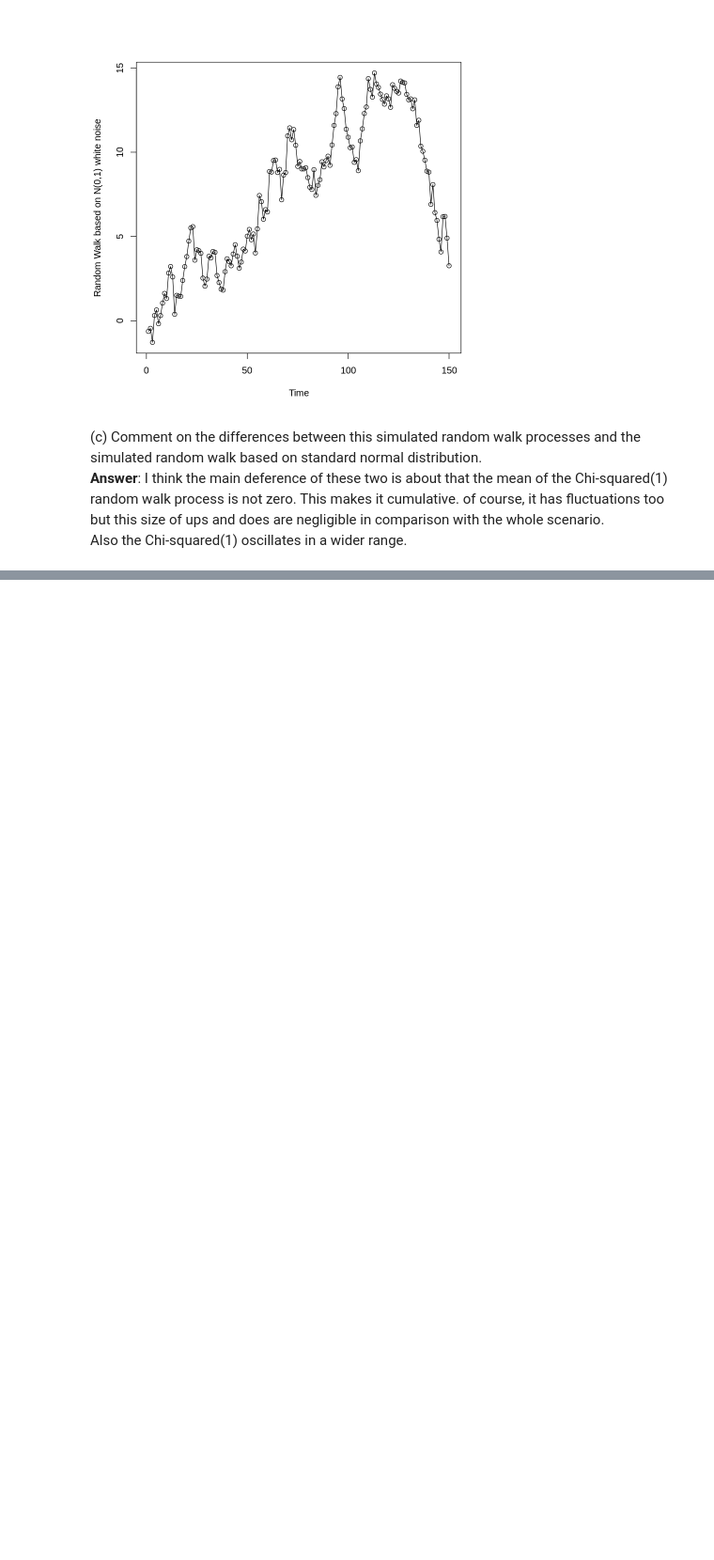
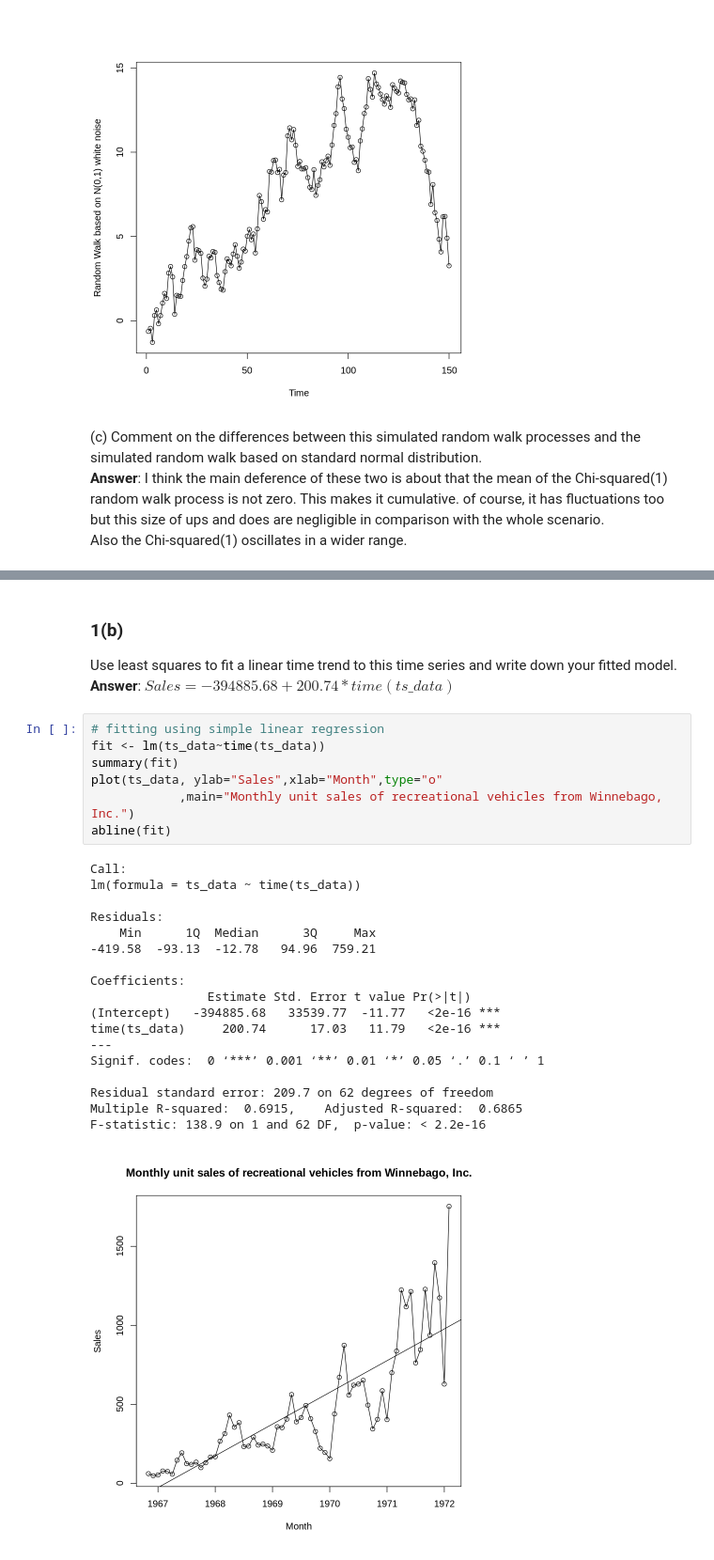
Before and after one commit to Mostafa-M-Rezaee/Time_Series_Analysis, a Jupyter notebook: 0. Time Series Analysis _ using R on Colab.ipynb, the cells around one changed output, grey strips where cells are left out. Shown: that part at 94% size. Cells and saved outputs as stored; diff of their text form; blank space fills up the shorter version.

```diff
--- a/0. Time Series Analysis _ using R on Colab.ipynb
+++ b/0. Time Series Analysis _ using R on Colab.ipynb
@@ -216,0 +240,30 @@ Also the Chi-squared(1) oscillates in a wider range.
+# %% [markdown]
+### 1(b)
+Use least squares to fit a linear time trend to this time series and write down your fitted model.
+**Answer**:  $Sales = -394885.68 + 200.74 * time(ts\_data)$
+# %%
+# fitting using simple linear regression
+fit <- lm(ts_data~time(ts_data))
+summary(fit)
+plot(ts_data, ylab="Sales",xlab="Month",type="o"
+            ,main="Monthly unit sales of recreational vehicles from Winnebago, Inc.")
+abline(fit)
+# %% [output]
+Call:
+lm(formula = ts_data ~ time(ts_data))
+
+Residuals:
+    Min      1Q  Median      3Q     Max
+-419.58  -93.13  -12.78   94.96  759.21
+
+Coefficients:
+                Estimate Std. Error t value Pr(>|t|)
+(Intercept)   -394885.68   33539.77  -11.77   <2e-16 ***
+time(ts_data)     200.74      17.03   11.79   <2e-16 ***
+---
+Signif. codes:  0 ‘***’ 0.001 ‘**’ 0.01 ‘*’ 0.05 ‘.’ 0.1 ‘ ’ 1
+
+Residual standard error: 209.7 on 62 degrees of freedom
+Multiple R-squared:  0.6915,    Adjusted R-squared:  0.6865
+F-statistic: 138.9 on 1 and 62 DF,  p-value: < 2.2e-16
+[figure, added]
```
Also changed, not shown: parts of 24 cells of this notebook.
